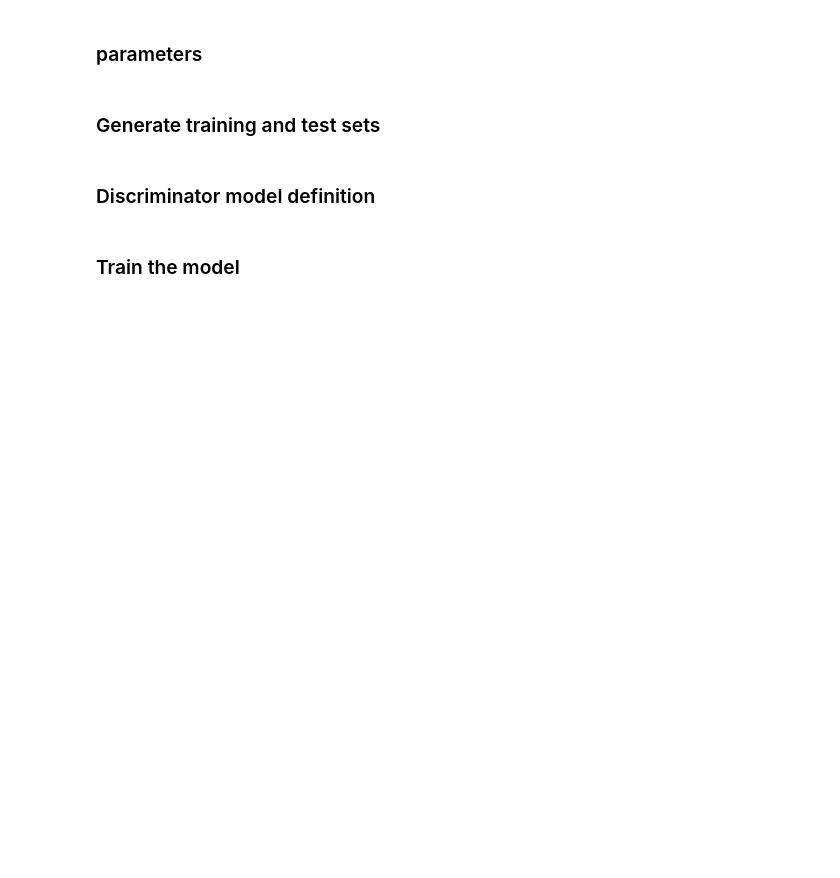
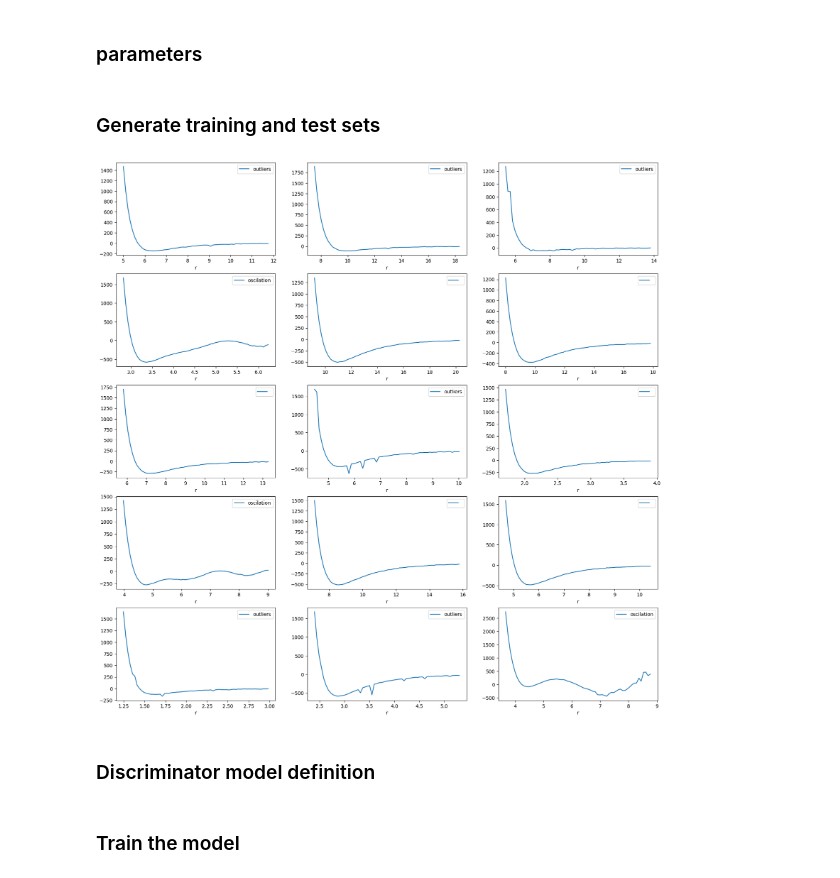
Before and after one commit to abatista-planas/PES_DL, a Jupyter notebook: scripts/main_pes_1D.ipynb, the cells around one changed output. Saved outputs shown, nothing was run; the diff lists cells and outputs as text; code cells hidden in the pictures; blank space fills up the shorter version.

```diff
--- a/scripts/main_pes_1D.ipynb
+++ b/scripts/main_pes_1D.ipynb
@@ -23,10 +21,12 @@ gpu = True
 ### Generate training and test sets
 # %%
 X_train, y_train, X_test, y_test, df_samples = generate_discriminator_training_set(
-    n_samples, in_features, test_split, gpu
+    n_samples, in_features, test_split, gpu, generator_seed=[36, 25]
 )
 
 sample_visualization(df_samples)
+# %% [output]
+[figure, added]
 # %% [markdown]
 ### Discriminator model definition
 # %%
```
Also changed, not shown: parts of 5 cells of this notebook.
